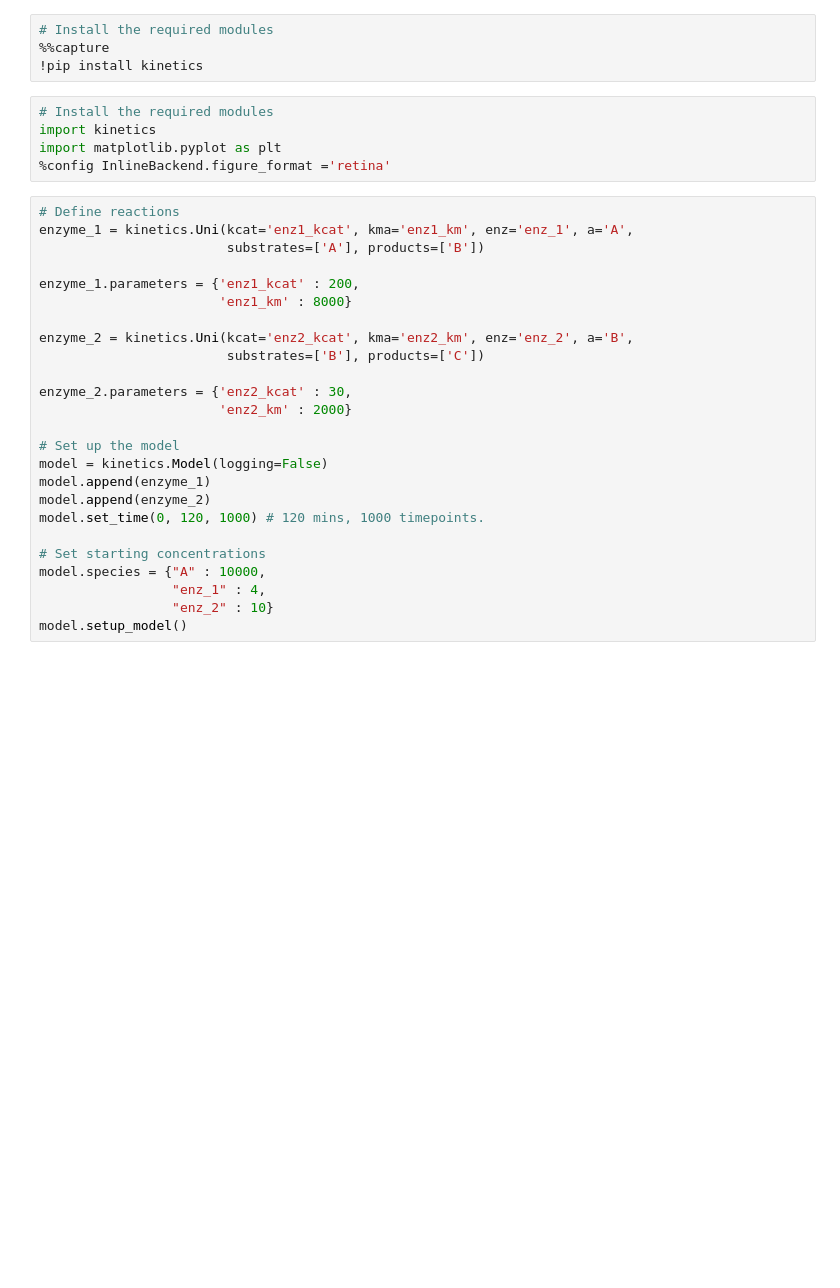
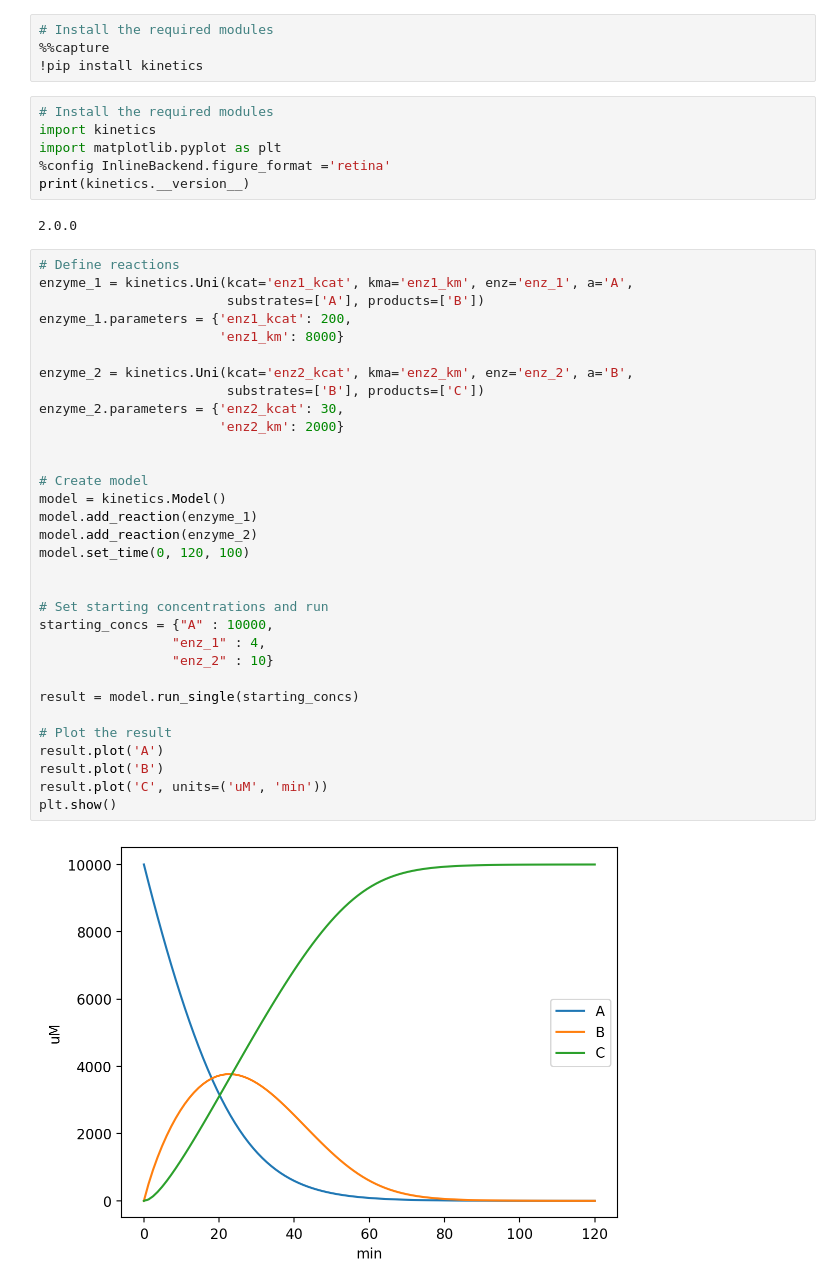
Before and after one commit to willfinnigan/kinetics, a Jupyter notebook: examples/Simple_example.ipynb, the cells around one changed output. Cells and saved outputs as stored; diff of their text form; blank space fills up the shorter version.

```diff
--- a/examples/Simple_example.ipynb
+++ b/examples/Simple_example.ipynb
@@ -9,28 +9,40 @@
 import kinetics
 import matplotlib.pyplot as plt
 %config InlineBackend.figure_format ='retina'
+print(kinetics.__version__)
+# %% [output]
+2.0.0
 # %%
 # Define reactions
 enzyme_1 = kinetics.Uni(kcat='enz1_kcat', kma='enz1_km', enz='enz_1', a='A',
                         substrates=['A'], products=['B'])
-
-enzyme_1.parameters = {'enz1_kcat' : 200,
-                       'enz1_km' : 8000}
+enzyme_1.parameters = {'enz1_kcat': 200,
+                       'enz1_km': 8000}
 
 enzyme_2 = kinetics.Uni(kcat='enz2_kcat', kma='enz2_km', enz='enz_2', a='B',
                         substrates=['B'], products=['C'])
+enzyme_2.parameters = {'enz2_kcat': 30,
+                       'enz2_km': 2000}
 
-enzyme_2.parameters = {'enz2_kcat' : 30,
-                       'enz2_km' : 2000}
 
-# Set up the model
-model = kinetics.Model(logging=False)
-model.append(enzyme_1)
-model.append(enzyme_2)
-model.set_time(0, 120, 1000) # 120 mins, 1000 timepoints.
+# Create model
+model = kinetics.Model()
+model.add_reaction(enzyme_1)
+model.add_reaction(enzyme_2)
+model.set_time(0, 120, 100)
 
-# Set starting concentrations
-model.species = {"A" : 10000,
+
+# Set starting concentrations and run
+starting_concs = {"A" : 10000,
                  "enz_1" : 4,
                  "enz_2" : 10}
-model.setup_model()
+
+result = model.run_single(starting_concs)
+
+# Plot the result
+result.plot('A')
+result.plot('B')
+result.plot('C', units=('uM', 'min'))
+plt.show()
+# %% [output]
+[figure, added]
```
Also changed, not shown: parts of 1 cell of this notebook, 25 other files.
